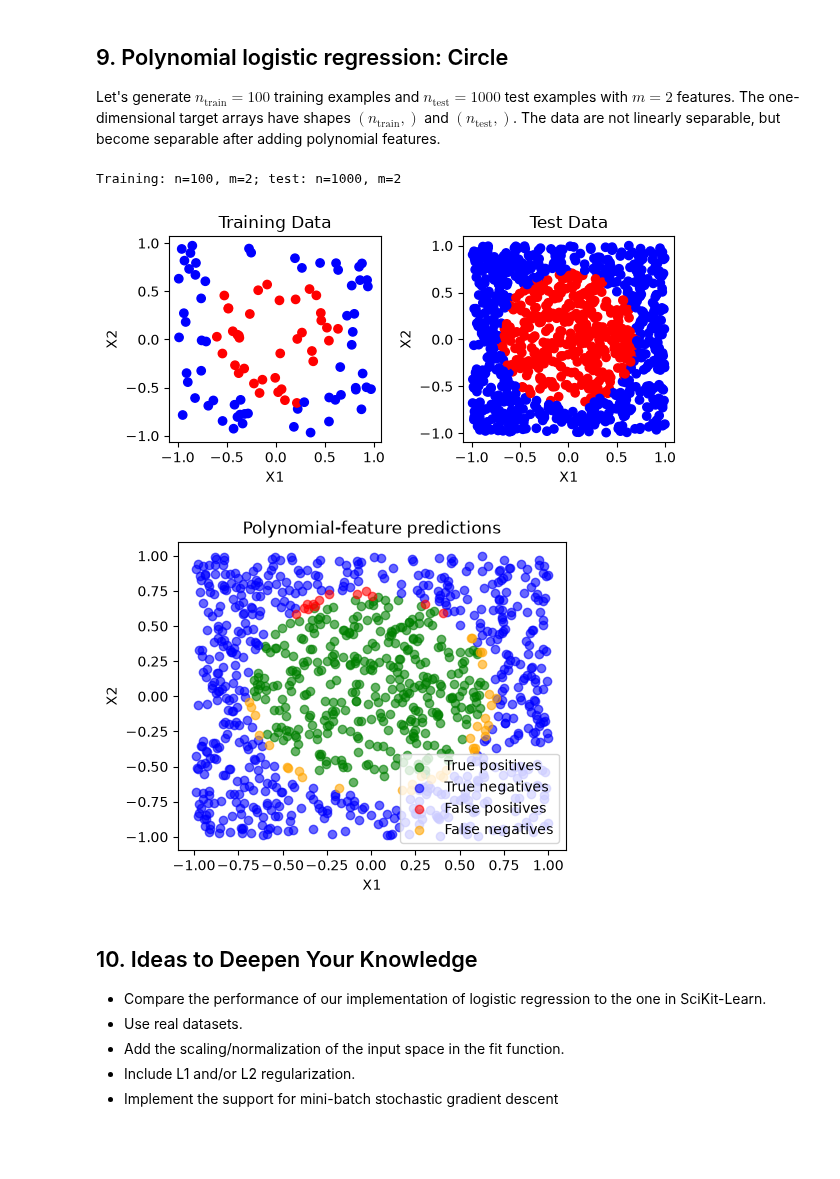
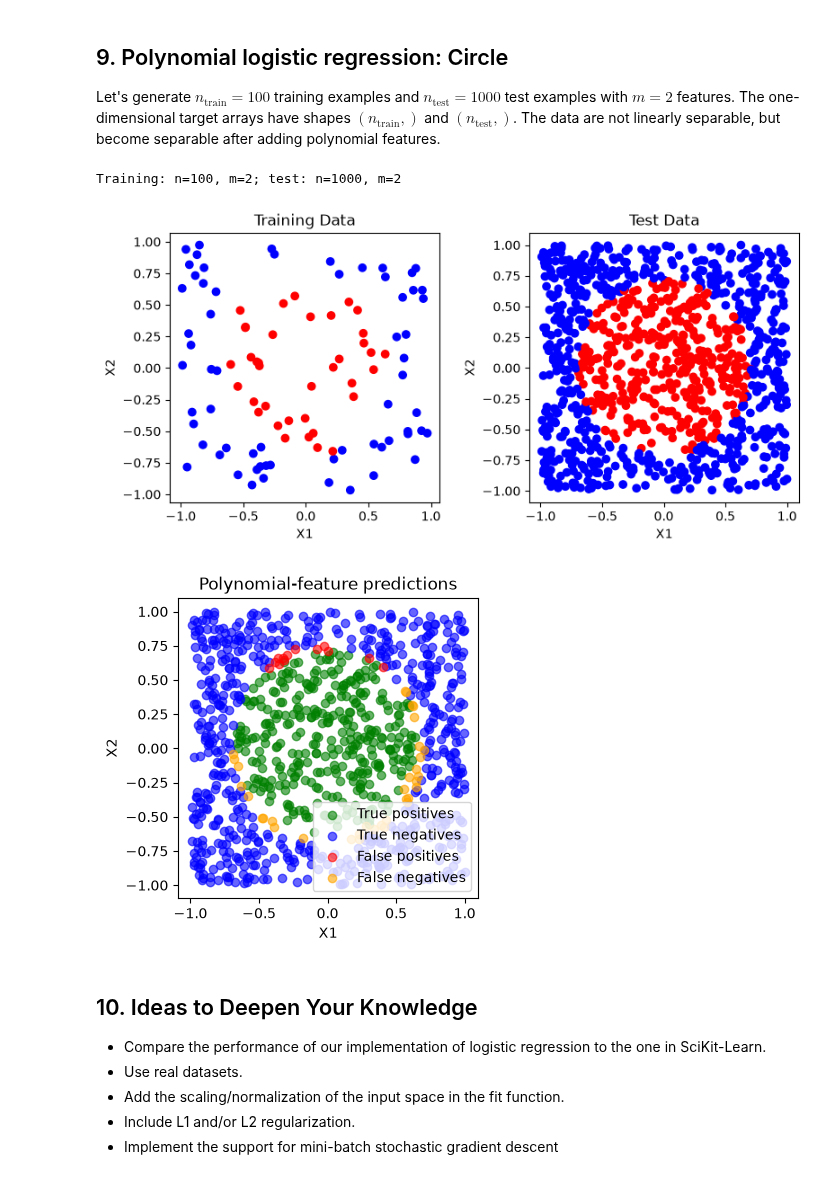
Before and after one commit to petraknovak/ml-from-concepts-to-code, a Jupyter notebook: 07_sgd/conceptual/logistic_regression.ipynb, the cells around one changed output. Saved outputs shown, nothing was run; the diff lists cells and outputs as text; code cells hidden in the pictures; blank space fills up the shorter version.

```diff
--- a/07_sgd/conceptual/logistic_regression.ipynb
+++ b/07_sgd/conceptual/logistic_regression.ipynb
@@ -388,0 +430,9 @@ plt.show()
+# %%
+# Fit on the training CSV, then evaluate on the separate test CSV.
+np.random.seed(42)
+ab_model = LogisticRegression(epochs=5000, learning_rate=0.1)
+ab_model.fit(X_ab_train, y_ab_train)
+y_ab_train_pred = ab_model.predict(X_ab_train)
+y_ab_test_pred = ab_model.predict(X_ab_test)
+test_accuracy = np.mean(y_ab_test_pred == y_ab_test)
+print(f"Test accuracy: {test_accuracy:.1%}")
@@ -479,25 +572,28 @@ y_train = ((X_train[:, 0]**2 + X_train[:, 1]**2) < 0.5).astype(int)
 y_test = ((X_test[:, 0]**2 + X_test[:, 1]**2) < 0.5).astype(int)
 
 # scatter plot the two datasets side by side
-plt.figure(figsize=(6, 3))
+plt.figure(figsize=(8, 4), layout="none")
 
 plt.subplot(1, 2, 1)
+plt.gca().set_box_aspect(1)
 plt.scatter(X_train[:, 0], X_train[:, 1], c=y_train, cmap='bwr')
 plt.title('Training Data')
 plt.xlabel('X1')
 plt.ylabel('X2')
 
 plt.subplot(1, 2, 2)
+plt.gca().set_box_aspect(1)
 plt.scatter(X_test[:, 0], X_test[:, 1], c=y_test, cmap='bwr')
 plt.title('Test Data')
 plt.xlabel('X1')
 plt.ylabel('X2')
 
-plt.tight_layout()
+# Fixed margins keep each square plotting area at 3 x 3 inches.
+plt.subplots_adjust(left=0.1, right=0.975, bottom=0.18, top=0.93, wspace=1/3)
 plt.show()
 # %% [output]
 Training: n=100, m=2; test: n=1000, m=2
-[figure, old version]
+[figure, new version]
 # %%
 # Add quadratic terms: x1², x1*x2, and x2²
 def polynomial_features(X):
@@ -518,31 +611,34 @@ y_pred = y_poly_pred.astype(bool)
 # %%
 # Plot the decision boundary
 #_____________________________________________
 
 categories = [
-    (y_true & y_pred, "True positives", "green"),
-    (~y_true & ~y_pred, "True negatives", "blue"),
-    (~y_true & y_pred, "False positives", "red"),
-    (y_true & ~y_pred, "False negatives", "orange"),
+    ((y_test == 1) & (y_poly_pred == 1), "True positives", "green"),
+    ((y_test == 0) & (y_poly_pred == 0), "True negatives", "blue"),
+    ((y_test == 0) & (y_poly_pred == 1), "False positives", "red"),
+    ((y_test == 1) & (y_poly_pred == 0), "False negatives", "orange"),
 ]
 
-plt.figure(figsize=(5, 4))
+plt.figure(figsize=(4, 4), layout="none")
+plt.gca().set_box_aspect(1)
 for mask, label, color in categories:
     plt.scatter(
         X_test[mask, 0],
         X_test[mask, 1],
         color=color,
         alpha=0.6,
         label=label,
     )
 
 plt.title("Polynomial-feature predictions")
 plt.xlabel("X1")
 plt.ylabel("X2")
 plt.legend(loc="lower right")
+# Match the 3 x 3 inch plotting areas in the paired figures.
+plt.subplots_adjust(left=0.2, right=0.95, bottom=0.18, top=0.93)
 plt.show()
 # %% [output]
-[figure, old version]
+[figure, new version]
 # %% [markdown]
 ## 10. Ideas to Deepen Your Knowledge
 - Compare the performance of our implementation of logistic regression to the one in SciKit-Learn.
```
Also changed, not shown: parts of 11 cells of this notebook.
